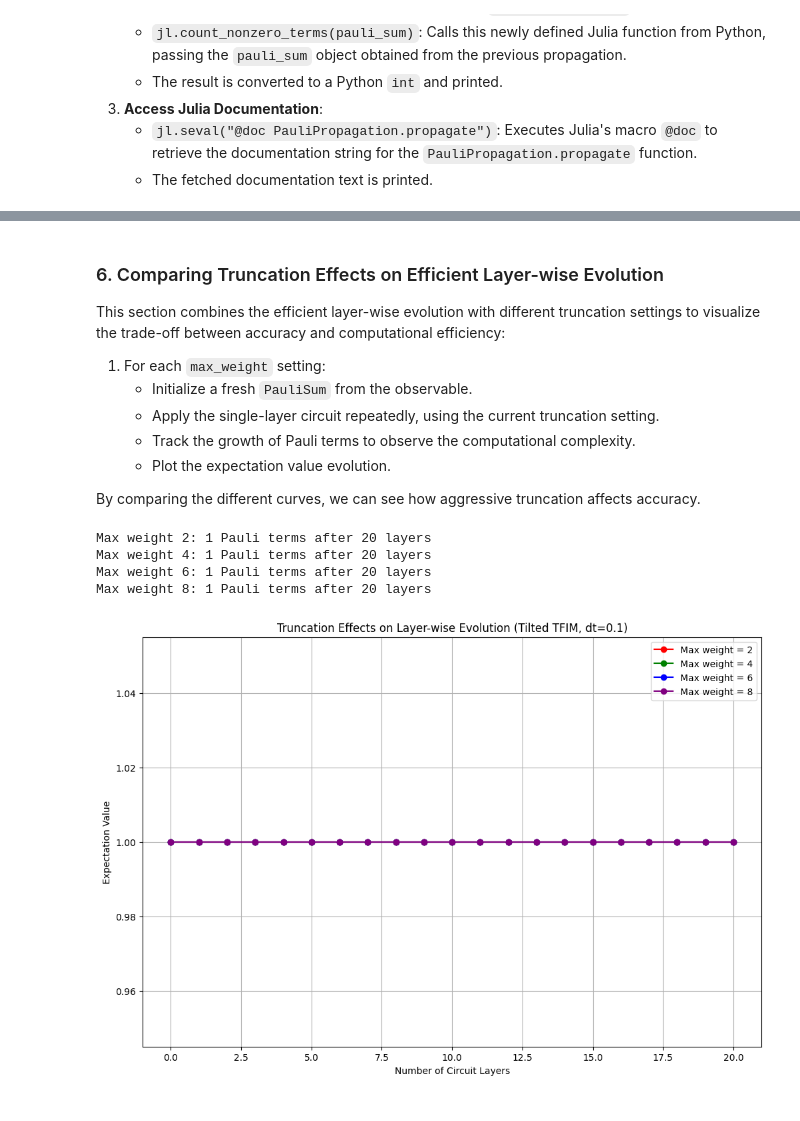
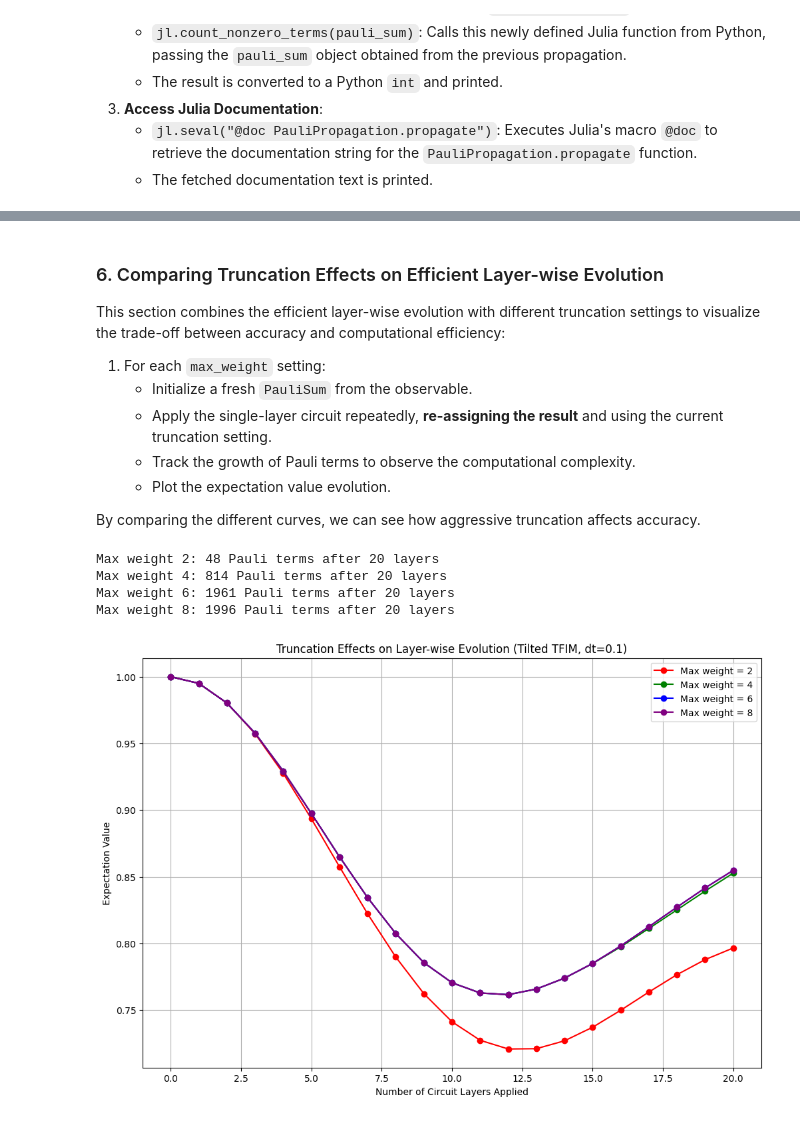
Before and after one commit to MSRudolph/PauliPropagation.jl, a Jupyter notebook: examples/Using_PauliPropagation_jl_from_Python.ipynb, the cells around one changed output, grey strips where cells are left out. Saved outputs shown, nothing was run; the diff lists cells and outputs as text; code cells hidden in the pictures.

```diff
--- a/examples/Using_PauliPropagation_jl_from_Python.ipynb
+++ b/examples/Using_PauliPropagation_jl_from_Python.ipynb
@@ -242,7 +248,7 @@ This section combines the efficient layer-wise evolution with different truncati
 
 1. For each `max_weight` setting:
    * Initialize a fresh `PauliSum` from the observable.
-   * Apply the single-layer circuit repeatedly, using the current truncation setting.
+   * Apply the single-layer circuit repeatedly, **re-assigning the result** and using the current truncation setting.
    * Track the growth of Pauli terms to observe the computational complexity.
    * Plot the expectation value evolution.
 
@@ -250,41 +256,44 @@ By comparing the different curves, we can see how aggressive truncation affects
 # %%
 weight_settings = [2, 4, 6, 8]
 colors = ['red', 'green', 'blue', 'purple']
-dt = 0.1
-max_layers = 20
+# dt, max_layers_eff, single_layer, layer_params, observable, min_abs_coeff are reused
+# from previous cells (basic example and efficient evolution cell)
 
 plt.figure(figsize=(12, 8))
 
-for idx, max_w in enumerate(weight_settings):
+for idx, current_max_w in enumerate(weight_settings):
+    # Start fresh for each truncation setting, from the 'observable' of the basic example
     psum_trunc = pp.PauliSum(observable)
 
+    # Initial expectation value (same for all truncation settings)
     expectation_values_trunc = [float(pp.overlapwithzero(psum_trunc))]
 
-
-    for l in range(1, max_layers + 1):
-        pp.propagate(
+    # Apply layers incrementally with this truncation
+    for l_num_trunc in range(1, max_layers_eff + 1): # Using max_layers_eff
+        # IMPORTANT: Re-assign the result of propagate to psum_trunc
+        psum_trunc = pp.propagate(
             single_layer, psum_trunc, layer_params,
-            max_weight=max_w, min_abs_coeff=min_abs_coeff
+            max_weight=current_max_w, min_abs_coeff=min_abs_coeff # Use current_max_w
         )
         expectation_values_trunc.append(float(pp.overlapwithzero(psum_trunc)))
 
     # Print final term count for this truncation
     term_count = jl.length(psum_trunc)
-    print(f"Max weight {max_w}: {int(term_count)} Pauli terms after {max_layers} layers")
+    print(f"Max weight {current_max_w}: {int(term_count)} Pauli terms after {max_layers_eff} layers")
 
-    # Plot this truncation setting
+    # Plot this truncation setting (using layer_indices from previous cell)
     plt.plot(layer_indices, expectation_values_trunc, 'o-', color=colors[idx],
-             label=f'Max weight = {max_w}')
+             label=f'Max weight = {current_max_w}')
 
-plt.xlabel('Number of Circuit Layers')
+plt.xlabel('Number of Circuit Layers Applied')
 plt.ylabel('Expectation Value')
 plt.title(f'Truncation Effects on Layer-wise Evolution (Tilted TFIM, dt={dt})')
 plt.legend()
 plt.grid(True)
 plt.show()
 # %% [output]
-Max weight 2: 1 Pauli terms after 20 layers
-Max weight 4: 1 Pauli terms after 20 layers
-Max weight 6: 1 Pauli terms after 20 layers
-Max weight 8: 1 Pauli terms after 20 layers
+Max weight 2: 48 Pauli terms after 20 layers
+Max weight 4: 814 Pauli terms after 20 layers
+Max weight 6: 1961 Pauli terms after 20 layers
+Max weight 8: 1996 Pauli terms after 20 layers
-[figure, old version]
+[figure, new version]
```
Also changed, not shown: parts of 4 cells of this notebook.
